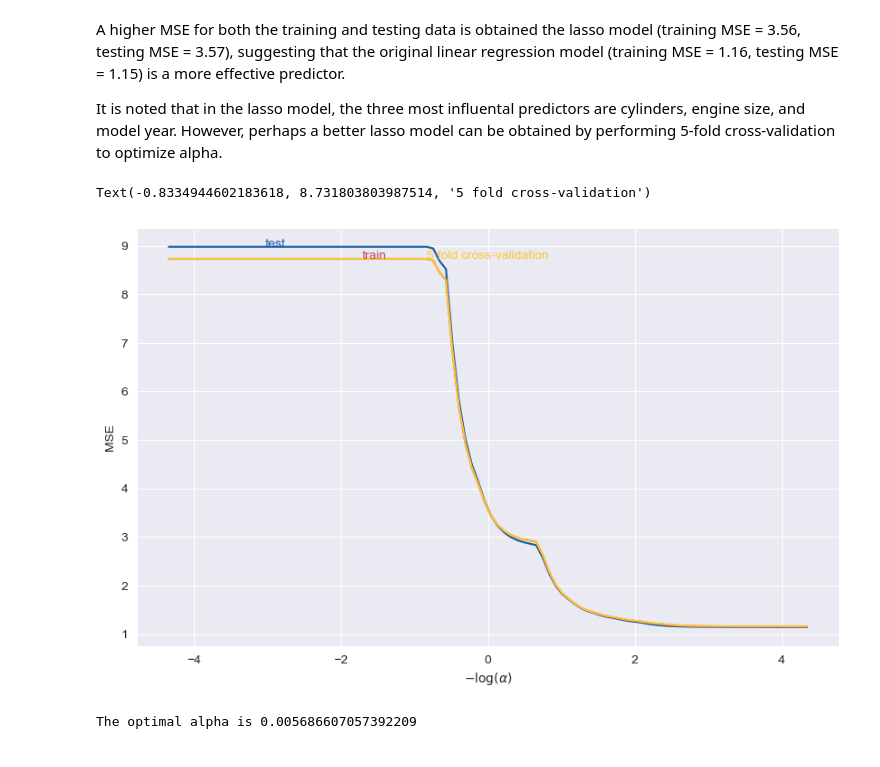
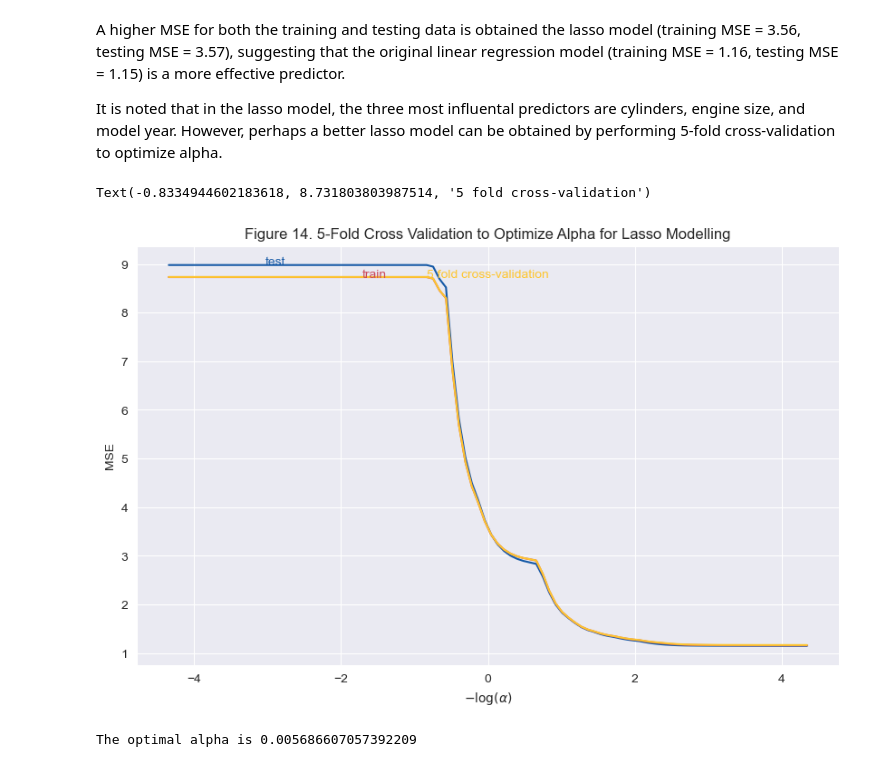
Before and after one commit to alexproskiw/Fuel-Efficiency-of-Canadian-Vehicles-Trends-and-Predictions, a Jupyter notebook: ECON323 Final Project.ipynb, the cells around one changed output. Saved outputs shown, nothing was run; the diff lists cells and outputs as text; code cells hidden in the pictures.

```diff
--- a/ECON323 Final Project.ipynb
+++ b/ECON323 Final Project.ipynb
@@ -1033,34 +1033,35 @@ def fit_and_report_mses(mod, X_train, X_test, y_train, y_test):
     mod.fit(X_train, y_train)
     return dict(
         mse_train=metrics.mean_squared_error(y_train, mod.predict(X_train)),
         mse_test=metrics.mean_squared_error(y_test, mod.predict(X_test))
     )
 
 # create the alphas and mse values for different alphas
 alphas = np.exp(np.linspace(10, -10, 100))
 mse = pd.DataFrame([fit_and_report_mses(linear_model.Lasso(alpha=alpha, max_iter=50000),
                            X_train, X_test, y_train, y_test)
                     for alpha in alphas])
 mse["log_alpha"] = -np.log10(alphas)
 mse["cv"] = [-np.mean(cross_val_score(linear_model.Lasso(alpha=alpha, max_iter=50000),
                                   X_train, y_train, cv=k, scoring='neg_mean_squared_error'))
           for alpha in alphas]
 
 # create the plot
 colors = ['#165aa7', '#cb495c', '#fec630']
 fig, ax = plt.subplots(figsize=(10,6))
 mse.plot(x="log_alpha", y="mse_test", c=colors[0], ax=ax)
 mse.plot(x="log_alpha", y="mse_train", c=colors[1], ax=ax)
 mse.plot(x="log_alpha", y="cv", c=colors[2], ax=ax)
 ax.set_xlabel(r"$-\log(\alpha)$")
 ax.set_ylabel("MSE")
+ax.set_title("Figure 14. 5-Fold Cross Validation to Optimize Alpha for Lasso Modelling")
 ax.get_legend().remove()
 ax.annotate("test",(mse.log_alpha[15], mse.mse_test[15]),color=colors[0])
 ax.annotate("train",(mse.log_alpha[30], mse.mse_train[30]),color=colors[1])
 ax.annotate(f"{k} fold cross-validation", (mse.log_alpha[40], mse.cv[40]), color=colors[2])
 # %% [output]
 Text(-0.8334944602183618, 8.731803803987514, '5 fold cross-validation')
-[figure, old version]
+[figure, new version]
 # %%
 #retrieve optimal alpha
 lasso = linear_model.LassoCV(cv=5).fit(X_train,y_train.flatten())
```
Also changed, not shown: parts of 5 cells of this notebook.
